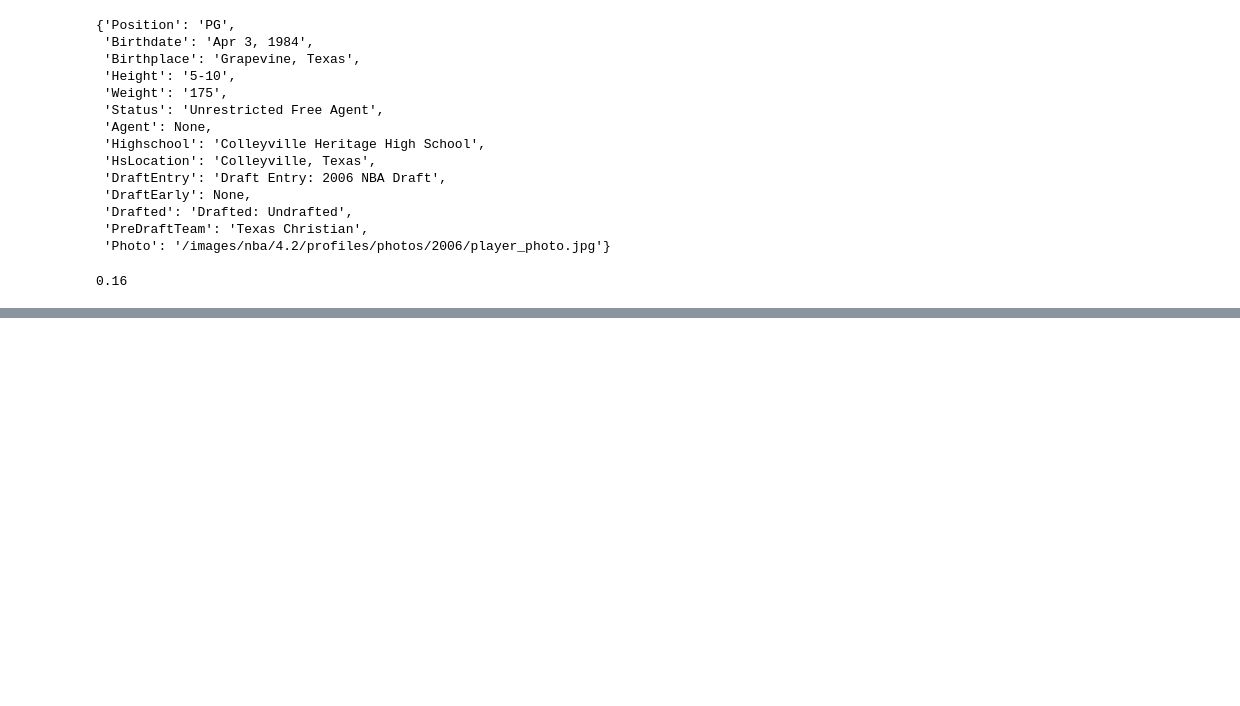
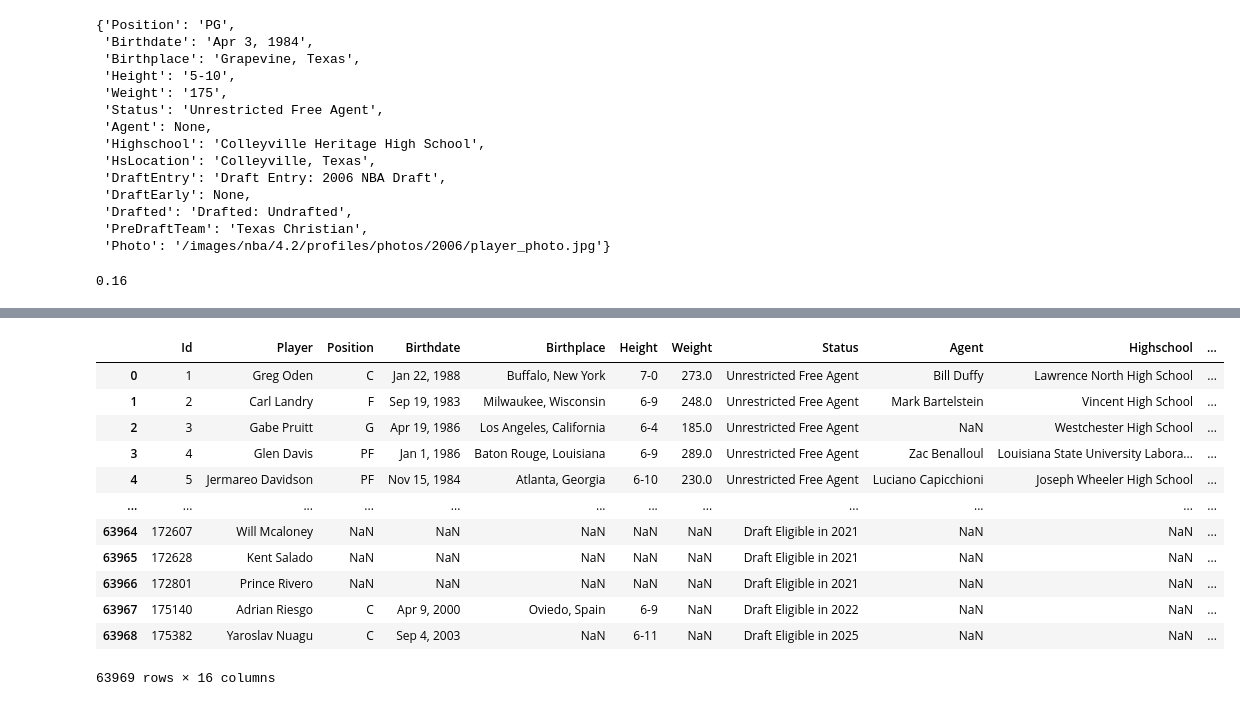
Before and after one commit to nloureiro88/nbastats, a Jupyter notebook: notebooks/player_scraper.ipynb, the cells around one changed output, grey strips where cells are left out. Cells and saved outputs as stored; diff of their text form; code cells hidden in the pictures; blank space fills up the shorter version.

```diff
--- a/notebooks/player_scraper.ipynb
+++ b/notebooks/player_scraper.ipynb
@@ -254,0 +283,16 @@ round(100/df.shape[0] * 100, 2)
+# %%
+df
+# %% [output]
+|  | Id | Player | Position | Birthdate | Birthplace | Height | Weight | Status | Agent | Highschool | ... |
+| 0 | 1 | Greg Oden | C | Jan 22, 1988 | Buffalo, New York | 7-0 | 273.0 | Unrestricted Free Agent | Bill Duffy | Lawrence North High School | ... |
+| 1 | 2 | Carl Landry | F | Sep 19, 1983 | Milwaukee, Wisconsin | 6-9 | 248.0 | Unrestricted Free Agent | Mark Bartelstein | Vincent High School | ... |
+| 2 | 3 | Gabe Pruitt | G | Apr 19, 1986 | Los Angeles, California | 6-4 | 185.0 | Unrestricted Free Agent | NaN | Westchester High School | ... |
+| 3 | 4 | Glen Davis | PF | Jan 1, 1986 | Baton Rouge, Louisiana | 6-9 | 289.0 | Unrestricted Free Agent | Zac Benalloul | Louisiana State University Labora... | ... |
+| 4 | 5 | Jermareo Davidson | PF | Nov 15, 1984 | Atlanta, Georgia | 6-10 | 230.0 | Unrestricted Free Agent | Luciano Capicchioni | Joseph Wheeler High School | ... |
+| ... | ... | ... | ... | ... | ... | ... | ... | ... | ... | ... | ... |
+| 63964 | 172607 | Will Mcaloney | NaN | NaN | NaN | NaN | NaN | Draft Eligible in 2021 | NaN | NaN | ... |
+| 63965 | 172628 | Kent Salado | NaN | NaN | NaN | NaN | NaN | Draft Eligible in 2021 | NaN | NaN | ... |
+| 63966 | 172801 | Prince Rivero | NaN | NaN | NaN | NaN | NaN | Draft Eligible in 2021 | NaN | NaN | ... |
+| 63967 | 175140 | Adrian Riesgo | C | Apr 9, 2000 | Oviedo, Spain | 6-9 | NaN | Draft Eligible in 2022 | NaN | NaN | ... |
+| 63968 | 175382 | Yaroslav Nuagu | C | Sep 4, 2003 | NaN | 6-11 | NaN | Draft Eligible in 2025 | NaN | NaN | ... |
+63969 rows × 16 columns
```
Also changed, not shown: parts of 8 cells of this notebook, 3 other files.
